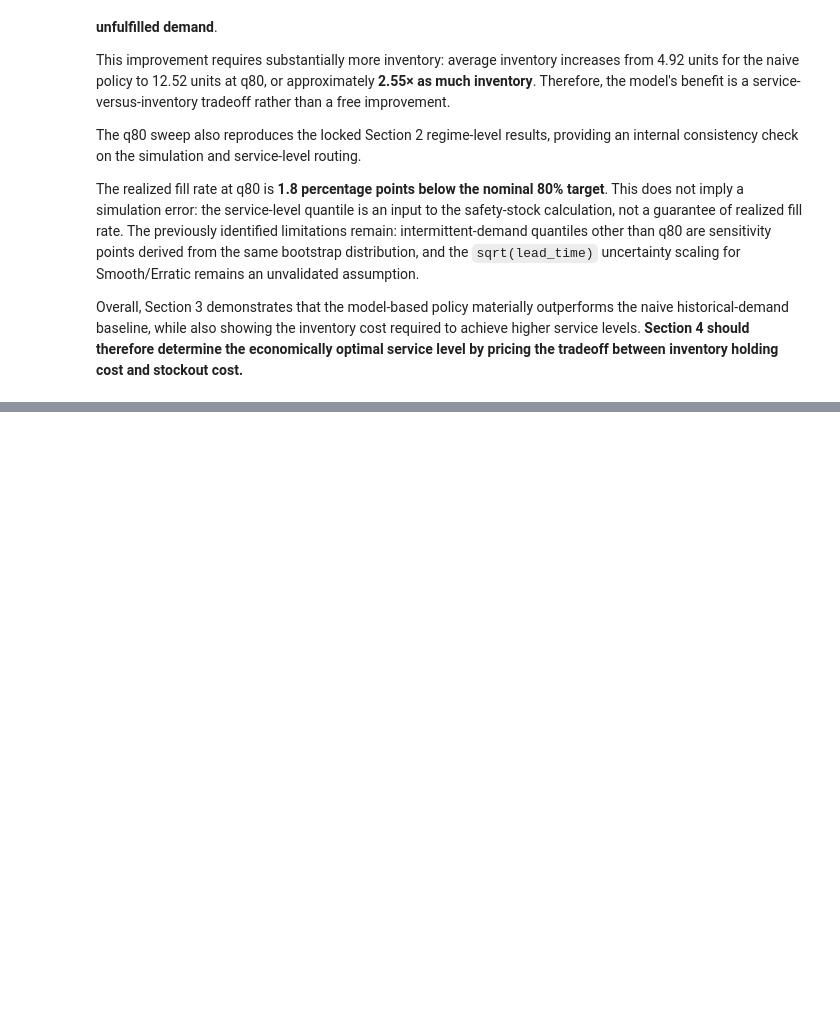
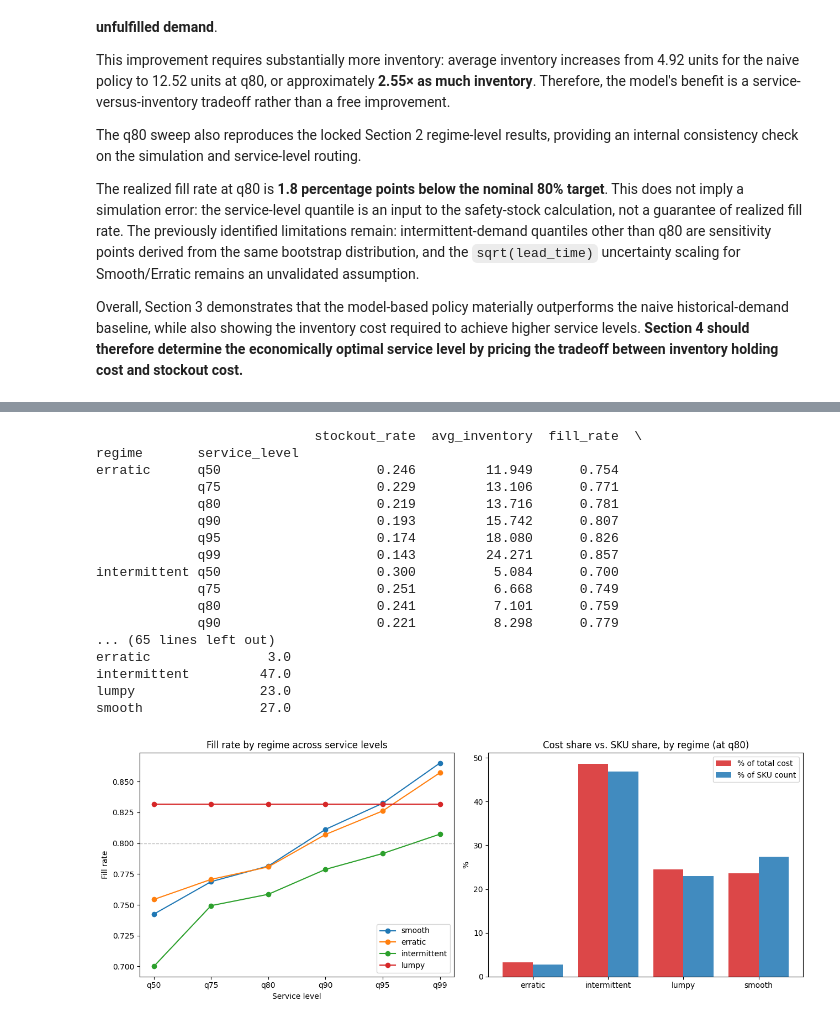
Before and after one commit to ZachSkiba/Inventory_Forecast, a Jupyter notebook: notebooks/06g_inventory_simulation.ipynb, the cells around one changed output, grey strips where cells are left out. Cells and saved outputs as stored; diff of their text form; code cells hidden in the pictures; blank space fills up the shorter version.

Commit message:
06g and new_plan

```diff
--- a/notebooks/06g_inventory_simulation.ipynb
+++ b/notebooks/06g_inventory_simulation.ipynb
@@ -823,0 +1048,77 @@ Overall, Section 3 demonstrates that the model-based policy materially outperfor
+# %%
+# ── 06g Section 5: Simulation Results by SKU Regime ───────────────────────────────────────
+SL_ORDER = ['q50', 'q75', 'q80', 'q90', 'q95', 'q99']
+
+regime_breakout = (
+    sweep_df.groupby(['regime', 'service_level'])
+    [['stockout_rate', 'avg_inventory', 'fill_rate', 'units_short']]
+    .mean()
+)
+print(regime_breakout.round(3))
+
+regime_counts = sweep_df.groupby('regime')['id'].nunique()
+print('\nSKU count by regime:')
+print(regime_counts)
+assert regime_counts.sum() == 30442, f'SKU count mismatch vs Section 3: got {regime_counts.sum()}'
+
+smooth_q50_fill = regime_breakout.loc[('smooth', 'q50'), 'fill_rate']
+lumpy_fill = sweep_df.loc[sweep_df['regime'] == 'lumpy', 'fill_rate'].mean()
+print(f"\nSmooth fill rate at q50 (lowest tested SL): {smooth_q50_fill:.1%}")
+print(f"Lumpy fill rate (fixed min-max policy, constant across all SLs): {lumpy_fill:.1%}")
+print("Claim check: Smooth should be high at LOW service level; Lumpy's fixed policy should")
+print("be comparable to or exceed other regimes' higher-tier fill rates without a quantile knob.")
+
+# Real per-SKU cost by regime at q80, plan-default ratio (2.0x, 25%) -- requires Section 4's
+# unit_cost column already on sweep_df from this kernel session
+q80 = sweep_df[sweep_df['service_level'] == 'q80'].copy()
+q80['stockout_cost'] = q80['units_short'] * q80['unit_cost'] * 2.0
+q80['carrying_cost'] = q80['avg_inventory'] * q80['unit_cost'] * 0.25
+q80['total_cost']    = q80['stockout_cost'] + q80['carrying_cost']
+
+cost_by_regime = q80.groupby('regime')[['stockout_cost', 'carrying_cost', 'total_cost']].sum()
+cost_by_regime['pct_of_total_cost'] = (cost_by_regime['total_cost'] / cost_by_regime['total_cost'].sum() * 100).round(1)
+cost_by_regime['pct_of_skus']       = (regime_counts / regime_counts.sum() * 100).round(1)
+print('\nCost contribution by regime at q80 (real per-SKU pricing):')
+print(cost_by_regime.round(0))
+
+# ── Charts ──────────────────────────────────────────────────────────────────────────────
+fig, axes = plt.subplots(1, 2, figsize=(13, 5))
+
+for regime in ['smooth', 'erratic', 'intermittent', 'lumpy']:
+    sub = regime_breakout.loc[regime].reindex(SL_ORDER)
+    axes[0].plot(SL_ORDER, sub['fill_rate'].values, marker='o', label=regime)
+axes[0].axhline(0.80, linestyle='--', color='gray', alpha=0.5, linewidth=1)
+axes[0].set_xlabel('Service level'); axes[0].set_ylabel('Fill rate')
+axes[0].set_title('Fill rate by regime across service levels')
+axes[0].legend()
+
+x = range(len(cost_by_regime))
+axes[1].bar([i - 0.2 for i in x], cost_by_regime['pct_of_total_cost'], width=0.4,
+            color='#d62728', alpha=0.85, label='% of total cost')
+axes[1].bar([i + 0.2 for i in x], cost_by_regime['pct_of_skus'], width=0.4,
+            color='#1f77b4', alpha=0.85, label='% of SKU count')
+axes[1].set_xticks(list(x)); axes[1].set_xticklabels(cost_by_regime.index)
+axes[1].set_ylabel('%'); axes[1].set_title('Cost share vs. SKU share, by regime (at q80)')
+axes[1].legend()
+
+plt.tight_layout()
+plt.show()
+# %% [output]
+                            stockout_rate  avg_inventory  fill_rate  \
+regime       service_level
+erratic      q50                    0.246         11.949      0.754
+             q75                    0.229         13.106      0.771
+             q80                    0.219         13.716      0.781
+             q90                    0.193         15.742      0.807
+             q95                    0.174         18.080      0.826
+             q99                    0.143         24.271      0.857
+intermittent q50                    0.300          5.084      0.700
+             q75                    0.251          6.668      0.749
+             q80                    0.241          7.101      0.759
+             q90                    0.221          8.298      0.779
+... (65 lines left out)
+erratic               3.0
+intermittent         47.0
+lumpy                23.0
+smooth               27.0
+[figure, added]
```
Also changed, not shown: parts of 6 cells of this notebook, 1 other file.
